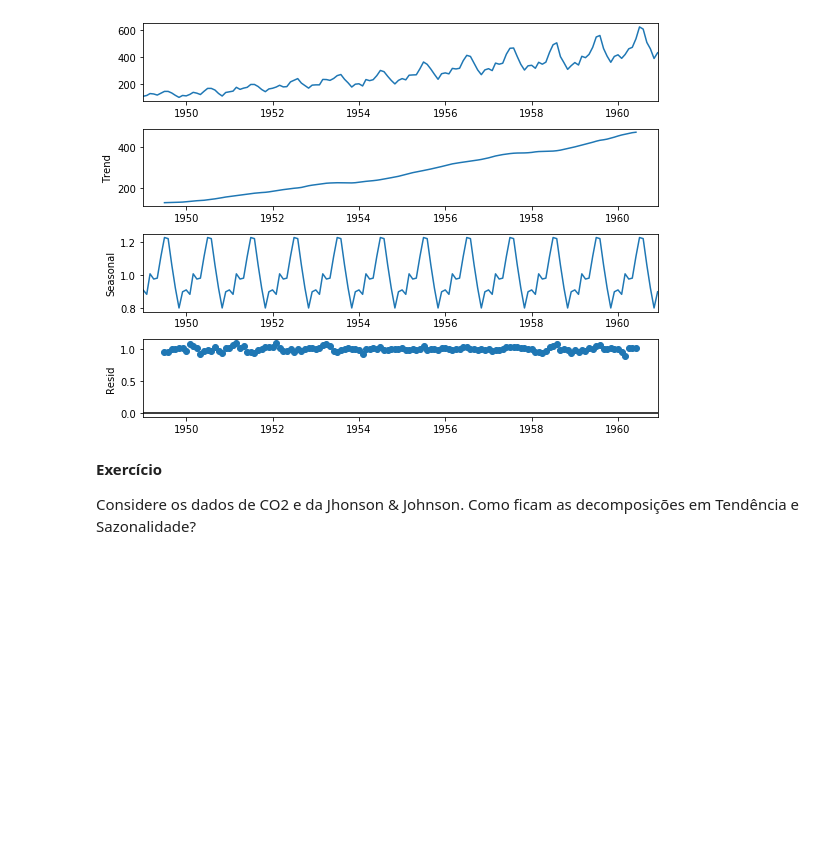
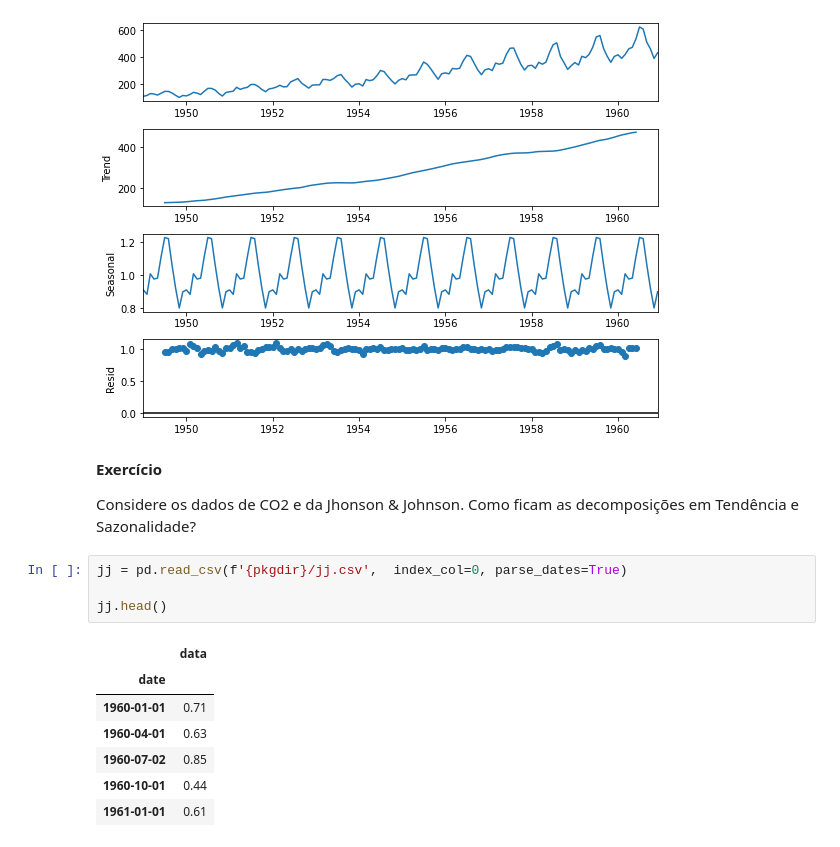
Before and after one commit to guilourenzo/mba-usp, a Jupyter notebook: APRENDIZADO DINÂMICO/AULA 1/Aula1_3_TendenciaSazonalidade.ipynb, the cells around one changed output. Drawn from its saved outputs; the diff is of its cells as text; blank space fills up the shorter version.

```diff
--- a/APRENDIZADO DINÂMICO/AULA 1/Aula1_3_TendenciaSazonalidade.ipynb
+++ b/APRENDIZADO DINÂMICO/AULA 1/Aula1_3_TendenciaSazonalidade.ipynb
@@ -231,3 +229,15 @@ result.plot();
 **Exercício**
 
 Considere os dados de CO2 e da Jhonson & Johnson. Como ficam as decomposições em Tendência e Sazonalidade?
+# %%
+jj = pd.read_csv(f'{pkgdir}/jj.csv',  index_col=0, parse_dates=True)
+
+jj.head()
+# %% [output]
+|  | data |
+| date |  |
+| 1960-01-01 | 0.71 |
+| 1960-04-01 | 0.63 |
+| 1960-07-02 | 0.85 |
+| 1960-10-01 | 0.44 |
+| 1961-01-01 | 0.61 |
```
Also changed, not shown: parts of 6 cells of this notebook, 13 other files.
